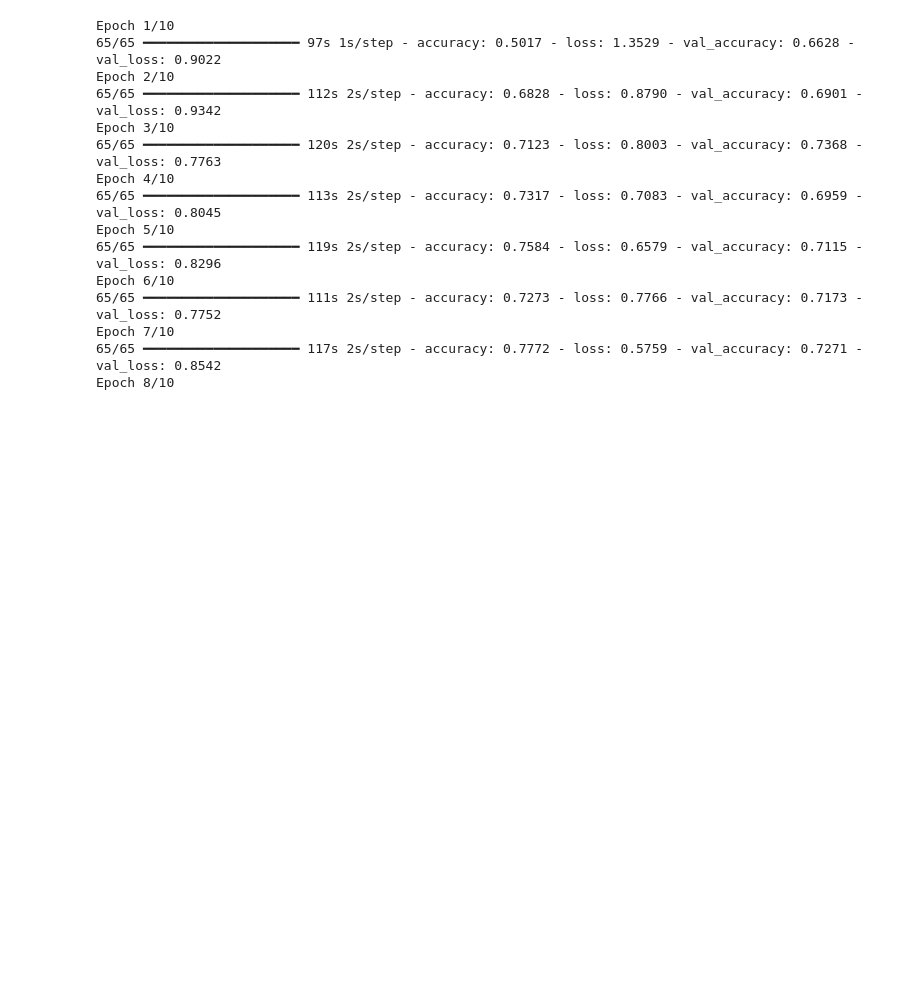
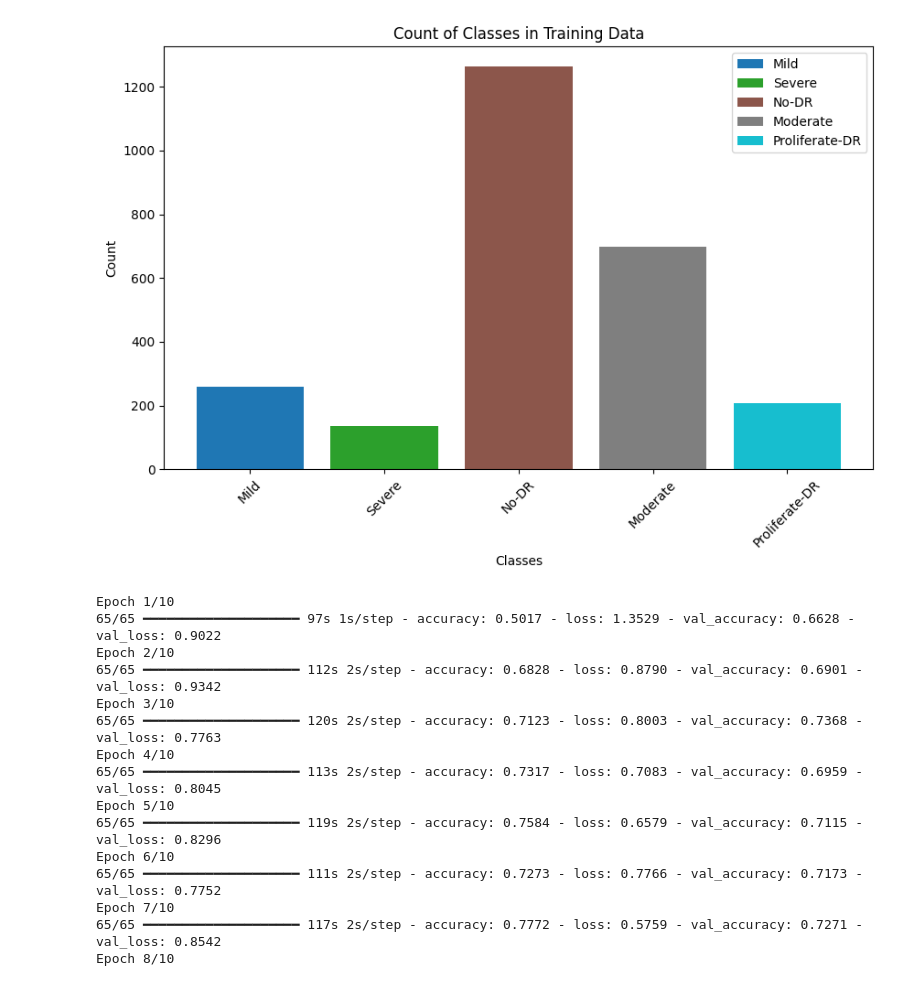
Before and after one commit to ehsankhani/Diabetic-Retinopathy-Detection-using-Transfer-Learning, a Jupyter notebook: Untitled.ipynb, the cells around one changed output. Saved outputs shown, nothing was run; the diff lists cells and outputs as text; code cells hidden in the pictures; blank space fills up the shorter version.

```diff
--- a/Untitled.ipynb
+++ b/Untitled.ipynb
@@ -64,3 +66,23 @@ Unique Class Names: {'Mild', 'No', 'Severe', 'Moderate', 'Proliferate'}
+# %%
+# Count the occurrences of each class
+class_counts = {label: labels.count(label) for label in set(labels)}
+
+# Define colors for each class
+colors = plt.cm.get_cmap('tab10', len(class_counts))
+
+# Plot the count of the classes with different colors
+plt.figure(figsize=(10, 6))
+for i, (class_name, count) in enumerate(class_counts.items()):
+    plt.bar(class_name, count, color=colors(i), label=class_name)
+
+plt.xlabel('Classes')
+plt.ylabel('Count')
+plt.title('Count of Classes in Training Data')
+plt.xticks(rotation=45)
+plt.legend()
+plt.show()
+# %% [output]
+[figure, added]
 # %%
 # Function to read images and labels from a directory
 def read_images_from_directory(directory):
```
Also changed, not shown: parts of 4 cells of this notebook.
